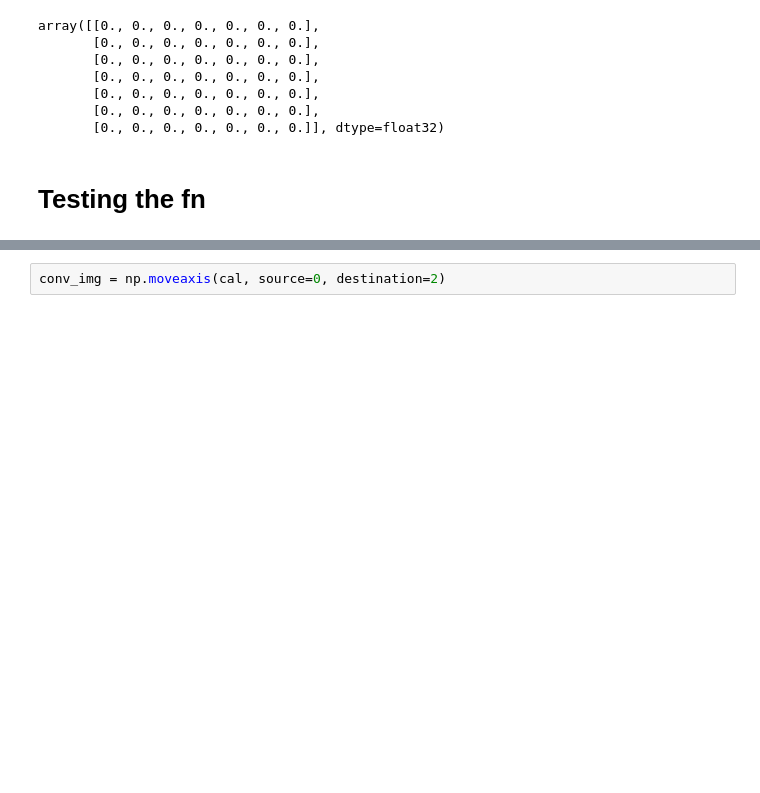
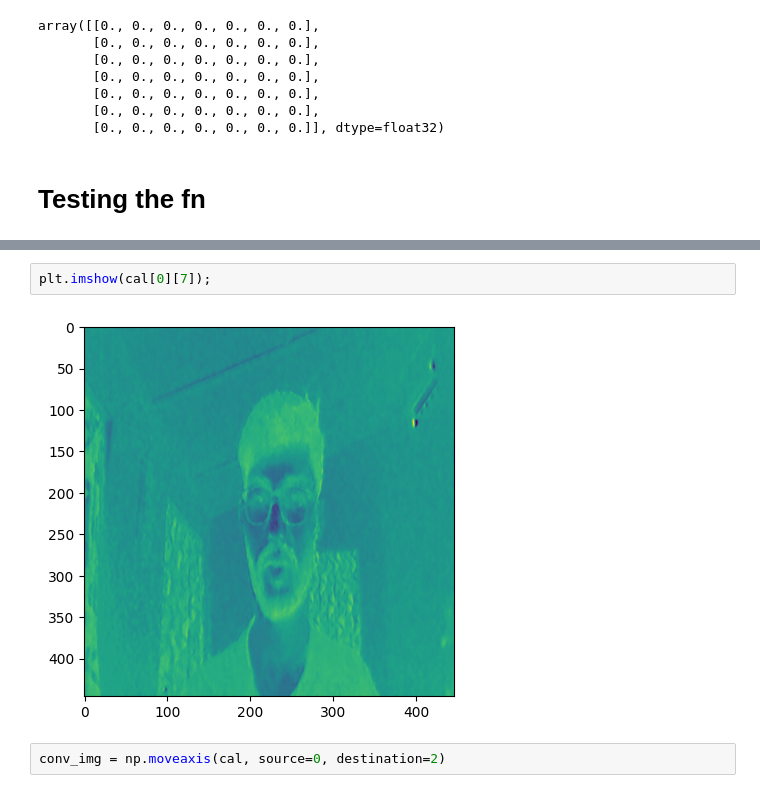
Before and after one commit to HimrajDas/Convolution, a Jupyter notebook: testing.ipynb, the cells around one changed output, grey strips where cells are left out. Saved outputs shown, nothing was run; the diff lists cells and outputs as text; blank space fills up the shorter version.

```diff
--- a/testing.ipynb
+++ b/testing.ipynb
@@ -166,3 +199,7 @@ cal.shape
+# %%
+plt.imshow(cal[0][7]);
+# %% [output]
+[figure, added]
 # %%
 conv_img = np.moveaxis(cal, source=0, destination=2)
 # %%
```
Also changed, not shown: parts of 70 cells of this notebook, 5 other files.
